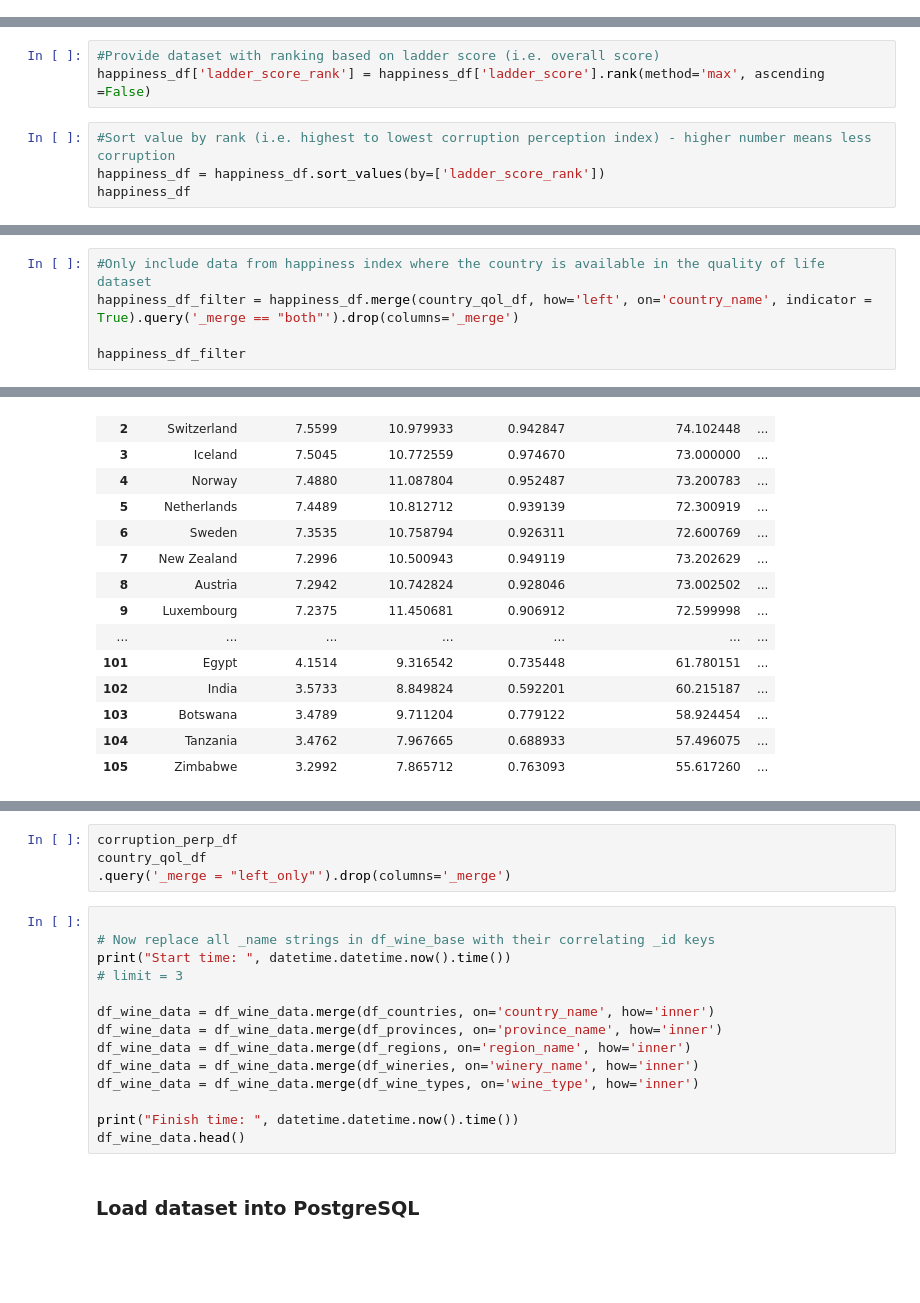
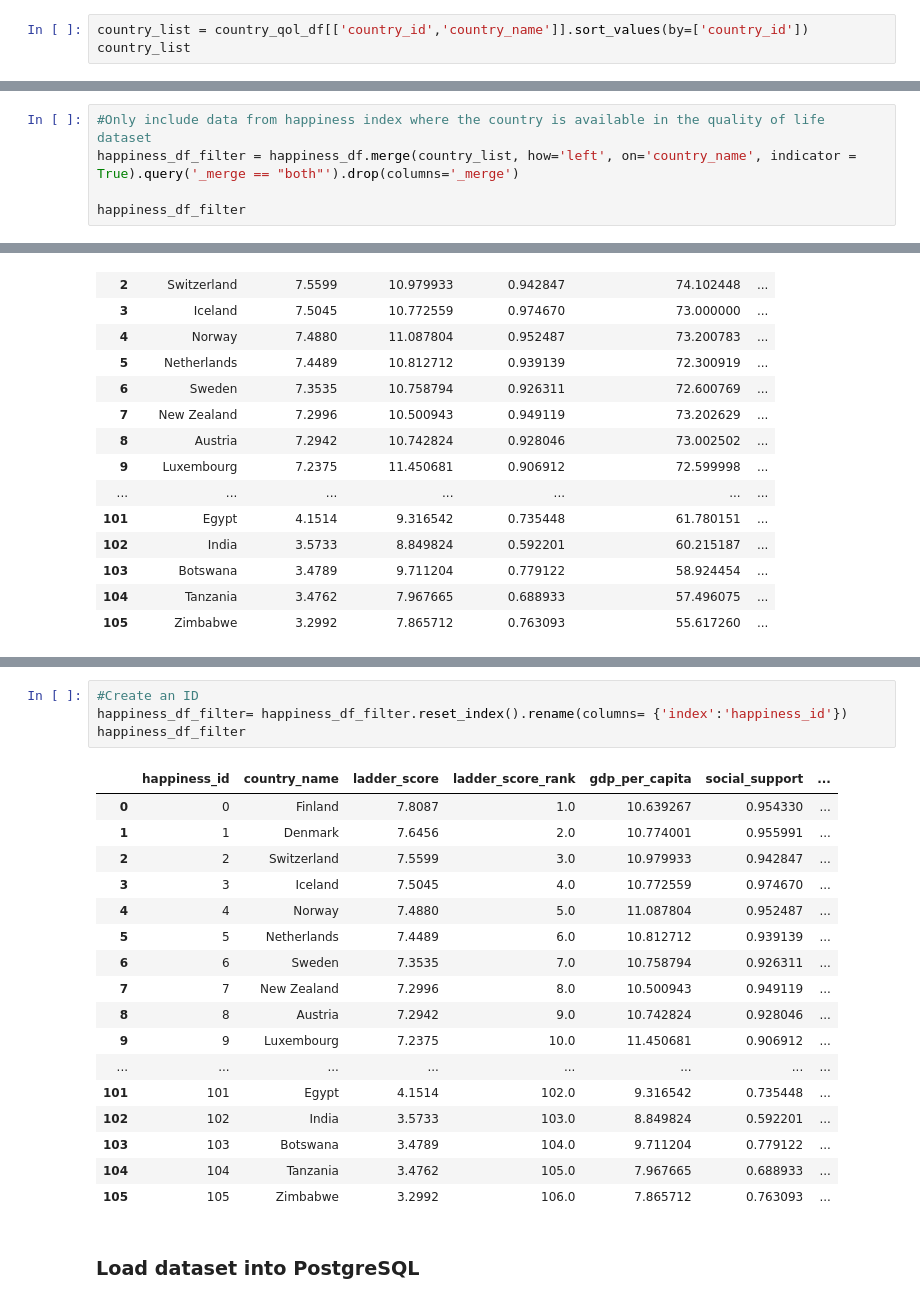
Before and after one commit to nickchuasl/Group_5_ETL_project2, a Jupyter notebook: Group_5_ETL_Project_2.ipynb, the cells around one changed output, grey strips where cells are left out. Drawn from its saved outputs; the diff is of its cells as text; blank space fills up the shorter version.

```diff
--- a/Group_5_ETL_Project_2.ipynb
+++ b/Group_5_ETL_Project_2.ipynb
@@ -93,0 +100,3 @@ country_qol_df
+# %%
+country_list = country_qol_df[['country_id','country_name']].sort_values(by=['country_id'])
+country_list
@@ -309,10 +323,3 @@ happiness_df
 | 150 | 150 | Zimbabwe | 3.2992 | 7.865712 | 0.763093 | 55.617260 | ... |
 | 151 | 151 | South Sudan | 2.8166 | 7.425360 | 0.553707 | 51.000000 | ... |
 | 152 | 152 | Afghanistan | 2.5669 | 7.462861 | 0.470367 | 52.590000 | ... |
-# %%
-#Provide dataset with ranking based on ladder score (i.e. overall score)
-happiness_df['ladder_score_rank'] = happiness_df['ladder_score'].rank(method='max', ascending =False)
-# %%
-#Sort value by rank (i.e. highest to lowest corruption perception index) - higher number means less corruption
-happiness_df = happiness_df.sort_values(by=['ladder_score_rank'])
-happiness_df
@@ -436,7 +447,7 @@ corruption_perp_filter
 ### Clean up happiness index dataset
 # %%
 #Only include data from happiness index where the country is available in the quality of life dataset
-happiness_df_filter = happiness_df.merge(country_qol_df, how='left', on='country_name', indicator = True).query('_merge == "both"').drop(columns='_merge')
+happiness_df_filter = happiness_df.merge(country_list, how='left', on='country_name', indicator = True).query('_merge == "both"').drop(columns='_merge')
 
 happiness_df_filter
 # %% [output]
@@ -529,24 +540,28 @@ happiness_df_filter
 | 103 | Botswana | 3.4789 | 104.0 | 9.711204 | 0.779122 | 58.924454 | ... |
 | 104 | Tanzania | 3.4762 | 105.0 | 7.967665 | 0.688933 | 57.496075 | ... |
 | 105 | Zimbabwe | 3.2992 | 106.0 | 7.865712 | 0.763093 | 55.617260 | ... |
-# %%
-corruption_perp_df
-country_qol_df
-.query('_merge = "left_only"').drop(columns='_merge')
-# %%
-
-# Now replace all _name strings in df_wine_base with their correlating _id keys
-print("Start time: ", datetime.datetime.now().time())
-# limit = 3
-
-df_wine_data = df_wine_data.merge(df_countries, on='country_name', how='inner')
-df_wine_data = df_wine_data.merge(df_provinces, on='province_name', how='inner')
-df_wine_data = df_wine_data.merge(df_regions, on='region_name', how='inner')
-df_wine_data = df_wine_data.merge(df_wineries, on='winery_name', how='inner')
-df_wine_data = df_wine_data.merge(df_wine_types, on='wine_type', how='inner')
-
-print("Finish time: ", datetime.datetime.now().time())
-df_wine_data.head()
+# %%
+#Create an ID
+happiness_df_filter= happiness_df_filter.reset_index().rename(columns= {'index':'happiness_id'})
+happiness_df_filter
+# %% [output]
+|  | happiness_id | country_name | ladder_score | ladder_score_rank | gdp_per_capita | social_support | ... |
+| 0 | 0 | Finland | 7.8087 | 1.0 | 10.639267 | 0.954330 | ... |
+| 1 | 1 | Denmark | 7.6456 | 2.0 | 10.774001 | 0.955991 | ... |
+| 2 | 2 | Switzerland | 7.5599 | 3.0 | 10.979933 | 0.942847 | ... |
+| 3 | 3 | Iceland | 7.5045 | 4.0 | 10.772559 | 0.974670 | ... |
+| 4 | 4 | Norway | 7.4880 | 5.0 | 11.087804 | 0.952487 | ... |
+| 5 | 5 | Netherlands | 7.4489 | 6.0 | 10.812712 | 0.939139 | ... |
+| 6 | 6 | Sweden | 7.3535 | 7.0 | 10.758794 | 0.926311 | ... |
+| 7 | 7 | New Zealand | 7.2996 | 8.0 | 10.500943 | 0.949119 | ... |
+| 8 | 8 | Austria | 7.2942 | 9.0 | 10.742824 | 0.928046 | ... |
+| 9 | 9 | Luxembourg | 7.2375 | 10.0 | 11.450681 | 0.906912 | ... |
+| ... | ... | ... | ... | ... | ... | ... | ... |
+| 101 | 101 | Egypt | 4.1514 | 102.0 | 9.316542 | 0.735448 | ... |
+| 102 | 102 | India | 3.5733 | 103.0 | 8.849824 | 0.592201 | ... |
+| 103 | 103 | Botswana | 3.4789 | 104.0 | 9.711204 | 0.779122 | ... |
+| 104 | 104 | Tanzania | 3.4762 | 105.0 | 7.967665 | 0.688933 | ... |
+| 105 | 105 | Zimbabwe | 3.2992 | 106.0 | 7.865712 | 0.763093 | ... |
 # %% [markdown]
 ### Load dataset into PostgreSQL
 # %% [markdown]
```
Also changed, not shown: parts of 24 cells of this notebook, 1 other file.
